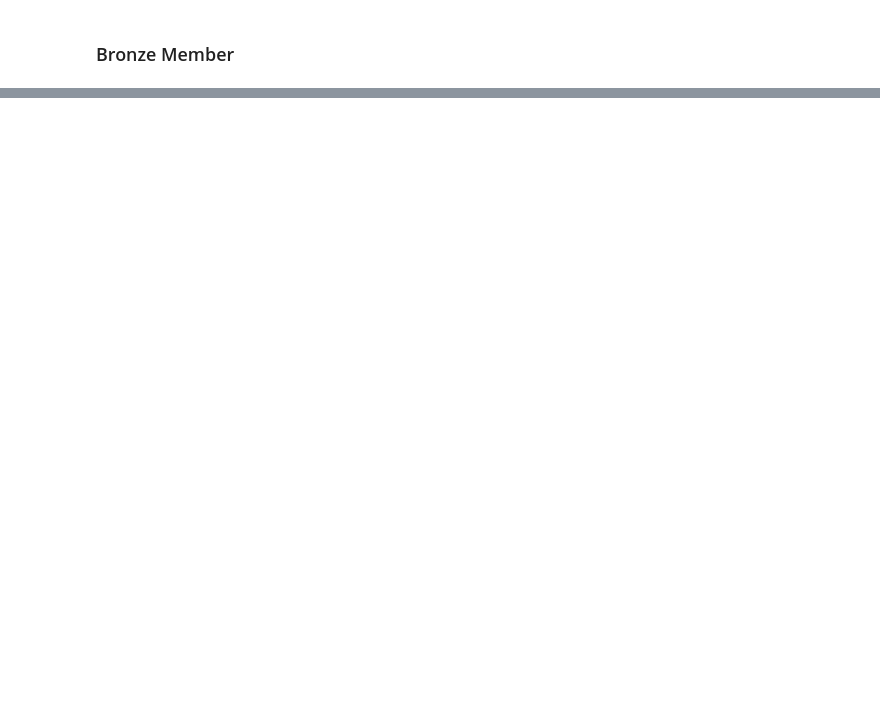
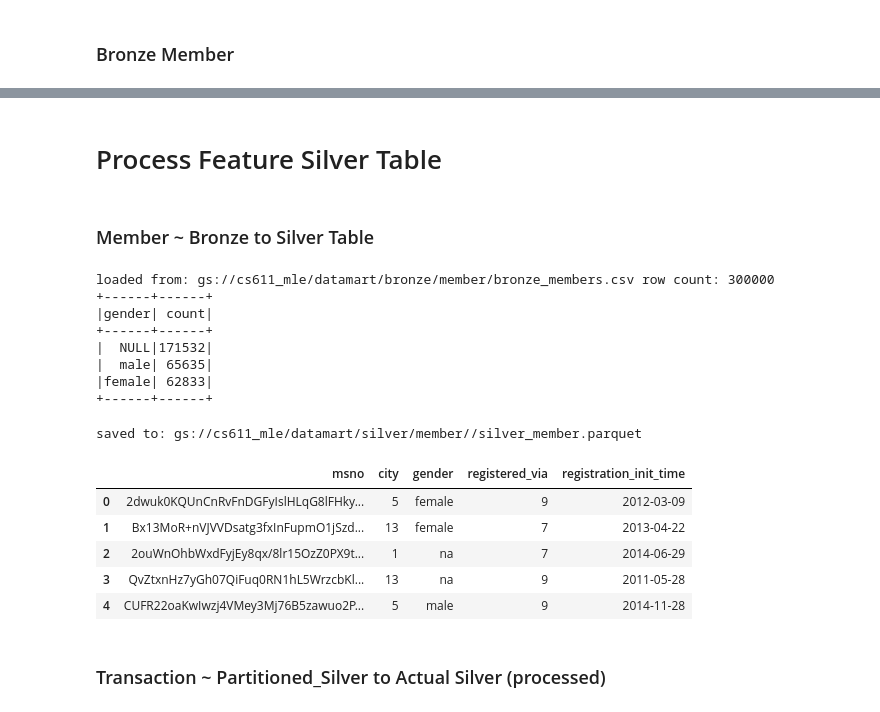
Before and after one commit to ivanckng/CS611_MLE_Group_Project, a Jupyter notebook: FeatureEngineering_Willy.ipynb, the cells around one changed output, grey strips where cells are left out. Saved outputs shown, nothing was run; the diff lists cells and outputs as text; code cells hidden in the pictures; blank space fills up the shorter version.

Commit message:
added silver table codes

```diff
--- a/FeatureEngineering_Willy.ipynb
+++ b/FeatureEngineering_Willy.ipynb
@@ -1023,0 +126,4 @@ df_members.head()
+# %%
+### ~~~ Bronze Member ~~~
+# create bronze datalake
+bronze_member_directory = "datamart/bronze/member"
@@ -1023,0 +193,27 @@ df_members.head()
+# %% [markdown]
+# Process Feature Silver Table
+# %% [markdown]
+### Member ~ Bronze to Silver Table
+# %%
+# create silver datalake
+silver_member_directory = "datamart/silver/member/"
+# %%
+utils.silver.process_silver_table_member(bucket_name, bronze_member_directory, silver_member_directory, spark).toPandas().head()
+# %% [output]
+loaded from: gs://cs611_mle/datamart/bronze/member/bronze_members.csv row count: 300000
++------+------+
+|gender| count|
++------+------+
+|  NULL|171532|
+|  male| 65635|
+|female| 62833|
++------+------+
+saved to: gs://cs611_mle/datamart/silver/member//silver_member.parquet
+|  | msno | city | gender | registered_via | registration_init_time |
+| 0 | 2dwuk0KQUnCnRvFnDGFyIslHLqG8lFHky... | 5 | female | 9 | 2012-03-09 |
+| 1 | Bx13MoR+nVJVVDsatg3fxInFupmO1jSzd... | 13 | female | 7 | 2013-04-22 |
+| 2 | 2ouWnOhbWxdFyjEy8qx/8lr15OzZ0PX9t... | 1 | na | 7 | 2014-06-29 |
+| 3 | QvZtxnHz7yGh07QiFuq0RN1hL5WrzcbKl... | 13 | na | 9 | 2011-05-28 |
+| 4 | CUFR22oaKwIwzj4VMey3Mj76B5zawuo2P... | 5 | male | 9 | 2014-11-28 |
+# %% [markdown]
+### Transaction ~ Partitioned_Silver to Actual Silver (processed)
```
Also changed, not shown: parts of 111 cells of this notebook, 2 other files.
